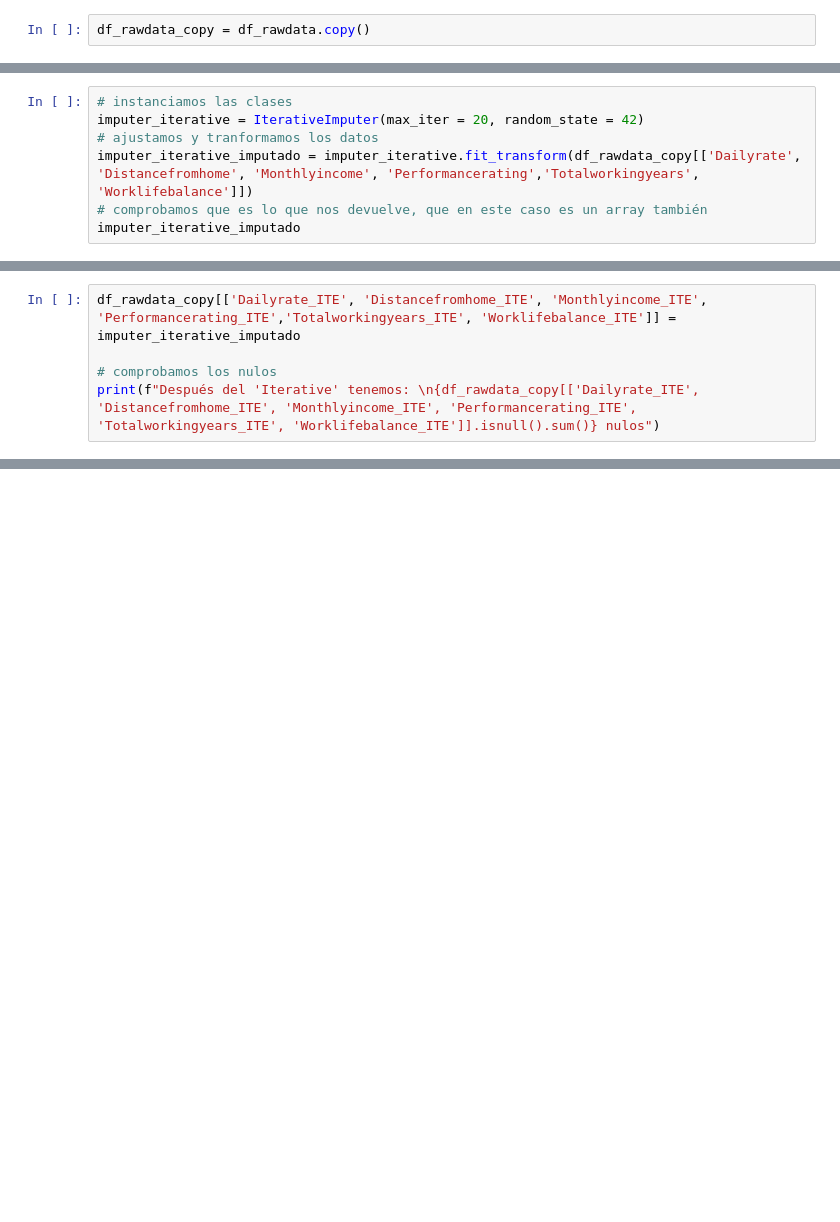
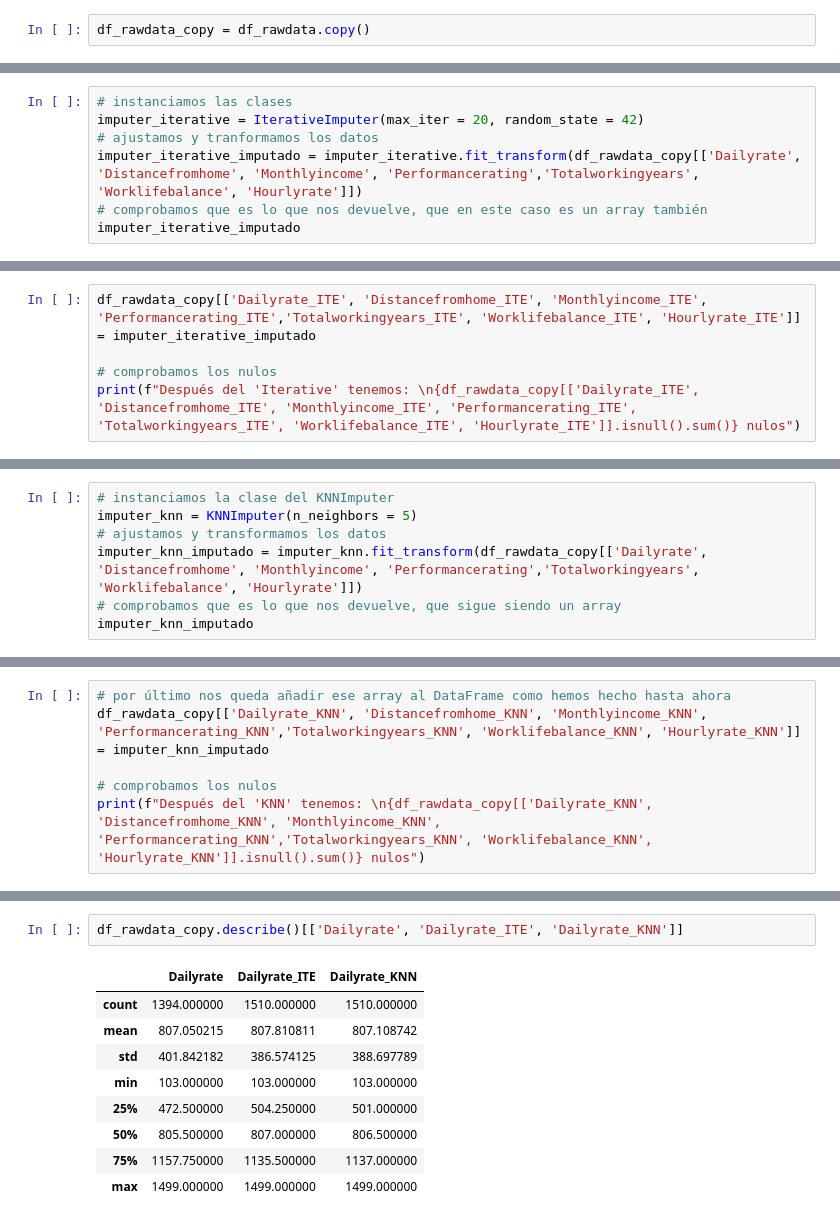
Before and after one commit to Adalab/proyecto-da-promo-F-modulo-3-team-6, a Jupyter notebook: 2_raw_data_base_columns.ipynb, the cells around one changed output, grey strips where cells are left out. Drawn from its saved outputs; the diff is of its cells as text; blank space fills up the shorter version.

```diff
--- a/2_raw_data_base_columns.ipynb
+++ b/2_raw_data_base_columns.ipynb
@@ -242,7 +253,7 @@ dtype: int64 nulos
 # instanciamos las clases
 imputer_iterative = IterativeImputer(max_iter = 20, random_state = 42)
 # ajustamos y tranformamos los datos
-imputer_iterative_imputado = imputer_iterative.fit_transform(df_rawdata_copy[['Dailyrate', 'Distancefromhome', 'Monthlyincome', 'Performancerating','Totalworkingyears', 'Worklifebalance']])
+imputer_iterative_imputado = imputer_iterative.fit_transform(df_rawdata_copy[['Dailyrate', 'Distancefromhome', 'Monthlyincome', 'Performancerating','Totalworkingyears', 'Worklifebalance', 'Hourlyrate']])
 # comprobamos que es lo que nos devuelve, que en este caso es un array también
 imputer_iterative_imputado
 # %% [output]
@@ -262,8 +273,8 @@ array([[6.84000000e+02, 6.00000000e+00, 1.95370000e+04, 3.00000000e+00,
 # %%
-df_rawdata_copy[['Dailyrate_ITE', 'Distancefromhome_ITE', 'Monthlyincome_ITE', 'Performancerating_ITE','Totalworkingyears_ITE', 'Worklifebalance_ITE']] = imputer_iterative_imputado
+df_rawdata_copy[['Dailyrate_ITE', 'Distancefromhome_ITE', 'Monthlyincome_ITE', 'Performancerating_ITE','Totalworkingyears_ITE', 'Worklifebalance_ITE', 'Hourlyrate_ITE']] = imputer_iterative_imputado
 
 # comprobamos los nulos
-print(f"Después del 'Iterative' tenemos: \n{df_rawdata_copy[['Dailyrate_ITE', 'Distancefromhome_ITE', 'Monthlyincome_ITE', 'Performancerating_ITE', 'Totalworkingyears_ITE', 'Worklifebalance_ITE']].isnull().sum()} nulos")
+print(f"Después del 'Iterative' tenemos: \n{df_rawdata_copy[['Dailyrate_ITE', 'Distancefromhome_ITE', 'Monthlyincome_ITE', 'Performancerating_ITE', 'Totalworkingyears_ITE', 'Worklifebalance_ITE', 'Hourlyrate_ITE']].isnull().sum()} nulos")
 # %% [output]
 Después del 'Iterative' tenemos:
 Dailyrate_ITE            0
@@ -278,0 +290,7 @@ dtype: int64 nulos
+# %%
+# instanciamos la clase del KNNImputer
+imputer_knn = KNNImputer(n_neighbors = 5)
+# ajustamos y transformamos los datos
+imputer_knn_imputado = imputer_knn.fit_transform(df_rawdata_copy[['Dailyrate', 'Distancefromhome', 'Monthlyincome', 'Performancerating','Totalworkingyears', 'Worklifebalance', 'Hourlyrate']])
+# comprobamos que es lo que nos devuelve, que sigue siendo un array
+imputer_knn_imputado
@@ -278,0 +311,6 @@ dtype: int64 nulos
+# %%
+# por último nos queda añadir ese array al DataFrame como hemos hecho hasta ahora
+df_rawdata_copy[['Dailyrate_KNN', 'Distancefromhome_KNN', 'Monthlyincome_KNN', 'Performancerating_KNN','Totalworkingyears_KNN', 'Worklifebalance_KNN', 'Hourlyrate_KNN']] = imputer_knn_imputado
+
+# comprobamos los nulos
+print(f"Después del 'KNN' tenemos: \n{df_rawdata_copy[['Dailyrate_KNN', 'Distancefromhome_KNN', 'Monthlyincome_KNN', 'Performancerating_KNN','Totalworkingyears_KNN', 'Worklifebalance_KNN', 'Hourlyrate_KNN']].isnull().sum()} nulos")
@@ -278,0 +327,12 @@ dtype: int64 nulos
+# %%
+df_rawdata_copy.describe()[['Dailyrate', 'Dailyrate_ITE', 'Dailyrate_KNN']]
+# %% [output]
+|  | Dailyrate | Dailyrate_ITE | Dailyrate_KNN |
+| count | 1394.000000 | 1510.000000 | 1510.000000 |
+| mean | 807.050215 | 807.810811 | 807.108742 |
+| std | 401.842182 | 386.574125 | 388.697789 |
+| min | 103.000000 | 103.000000 | 103.000000 |
+| 25% | 472.500000 | 504.250000 | 501.000000 |
+| 50% | 805.500000 | 807.000000 | 806.500000 |
+| 75% | 1157.750000 | 1135.500000 | 1137.000000 |
+| max | 1499.000000 | 1499.000000 | 1499.000000 |
```
Also changed, not shown: parts of 19 cells of this notebook.
